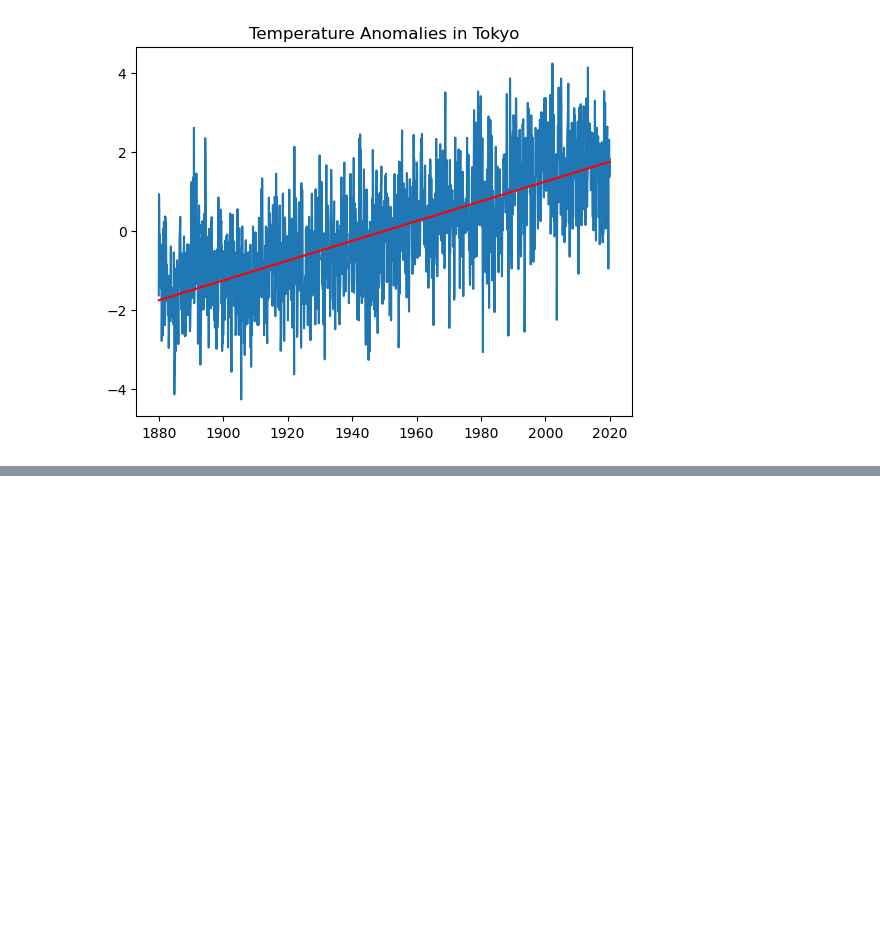
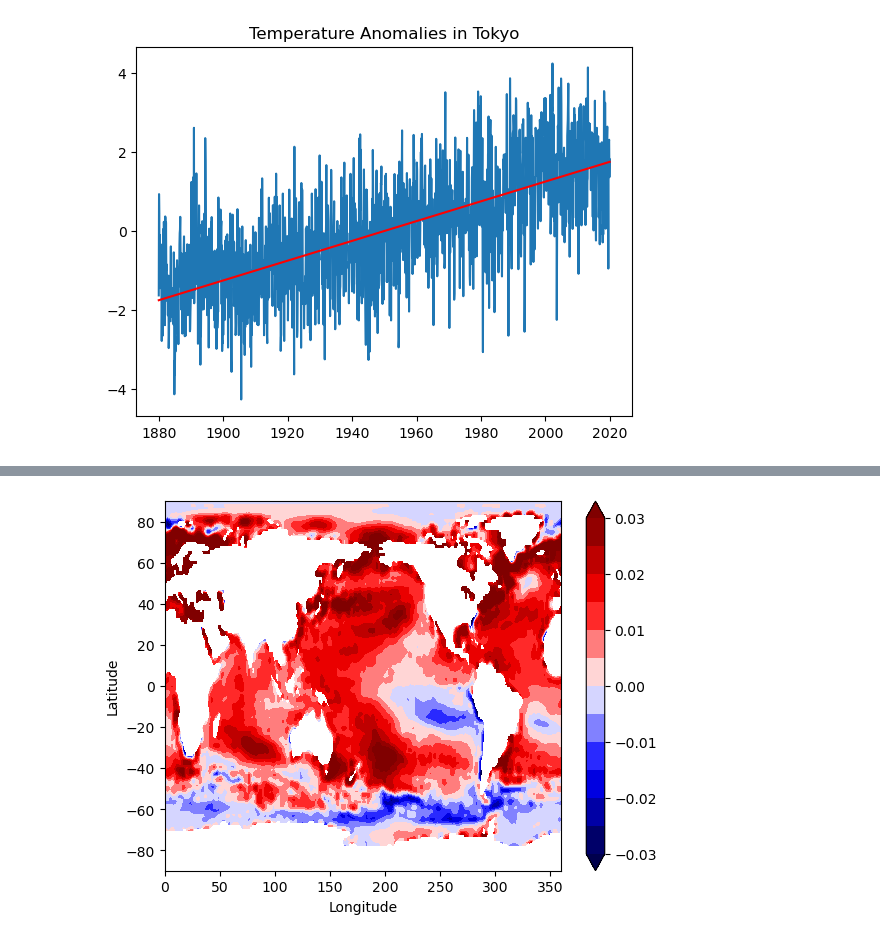
Before and after one commit to imkanata/my_first_python, a Jupyter notebook: python_basic/ca_5/5_1.ipynb, the cells around one changed output, grey strips where cells are left out. Cells and saved outputs as stored; diff of their text form; code cells hidden in the pictures; blank space fills up the shorter version.

```diff
--- a/python_basic/ca_5/5_1.ipynb
+++ b/python_basic/ca_5/5_1.ipynb
@@ -52,0 +118,18 @@ plt.show()
+# %%
+vmin = -0.03
+vmax = 0.03
+vint = 0.005
+
+plt.figure()
+cm = plt.get_cmap('seismic')
+cs = plt.contourf(lon2, lat2, a_ssta, cmap=cm, norm=Normalize(vmin=vmin, vmax=vmax), levels=np.arange(vmin,vmax+vint,vint), extend='both')
+
+plt.colorbar(cs)
+plt.xlabel('Longitude')
+plt.ylabel('Latitude')
+title = 'SST trend'
+plt.xlim(0, 360)
+plt.ylim(-90, 90)
+plt.show()
+# %% [output]
+[figure, added]
```
Also changed, not shown: parts of 6 cells of this notebook, 2 other files.
